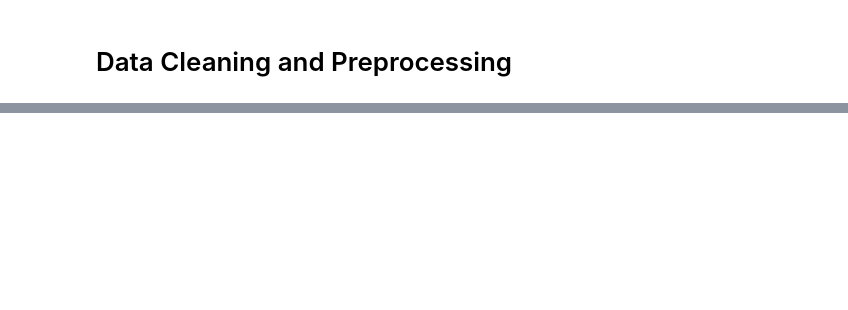
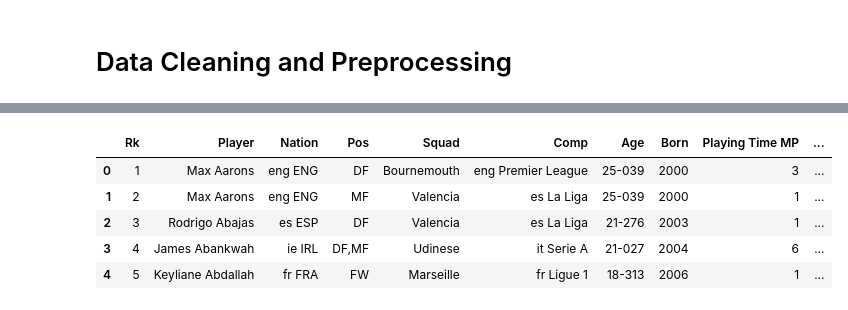
Before and after one commit to DarthJkid/FBREF_Analysis, a Jupyter notebook: Top_Five_Leagues_Player_Analysis.ipynb, the cells around one changed output, grey strips where cells are left out. Saved outputs shown, nothing was run; the diff lists cells and outputs as text; code cells hidden in the pictures; blank space fills up the shorter version.

Commit message:
Redo and new column names so far

```diff
--- a/Top_Five_Leagues_Player_Analysis.ipynb
+++ b/Top_Five_Leagues_Player_Analysis.ipynb
@@ -56,0 +40,3 @@ df.head()
+# %%
+df = pd.read_html('https://fbref.com/en/comps/Big5/stats/players/Big-5-European-Leagues-Stats', attrs={'id': 'stats_standard'})[0]
+df.head()
@@ -56,0 +51,6 @@ df.head()
+# %%
+# creating a data with the same headers but without multi indexing
+df.columns = [' '.join(col).strip() for col in df.columns]
+
+df = df.reset_index(drop=True)
+df.head()
@@ -56,0 +84,25 @@ df.head()
+# %%
+# creating a list with new names
+new_columns = []
+for col in df.columns:
+  if 'level_0' in col:
+      new_col = col.split()[-1]  # takes the last name
+  else:
+      new_col = col
+  new_columns.append(new_col)
+
+# rename columns
+df.columns = new_columns
+df = df.fillna(0)
+
+#show max columns
+pd.set_option('display.max_columns', None)
+
+df.head()
+# %% [output]
+|  | Rk | Player | Nation | Pos | Squad | Comp | Age | Born | Playing Time MP | ... |
+| 0 | 1 | Max Aarons | eng ENG | DF | Bournemouth | eng Premier League | 25-039 | 2000 | 3 | ... |
+| 1 | 2 | Max Aarons | eng ENG | MF | Valencia | es La Liga | 25-039 | 2000 | 1 | ... |
+| 2 | 3 | Rodrigo Abajas | es ESP | DF | Valencia | es La Liga | 21-276 | 2003 | 1 | ... |
+| 3 | 4 | James Abankwah | ie IRL | DF,MF | Udinese | it Serie A | 21-027 | 2004 | 6 | ... |
+| 4 | 5 | Keyliane Abdallah | fr FRA | FW | Marseille | fr Ligue 1 | 18-313 | 2006 | 1 | ... |
```
Also changed, not shown: parts of 6 cells of this notebook.
